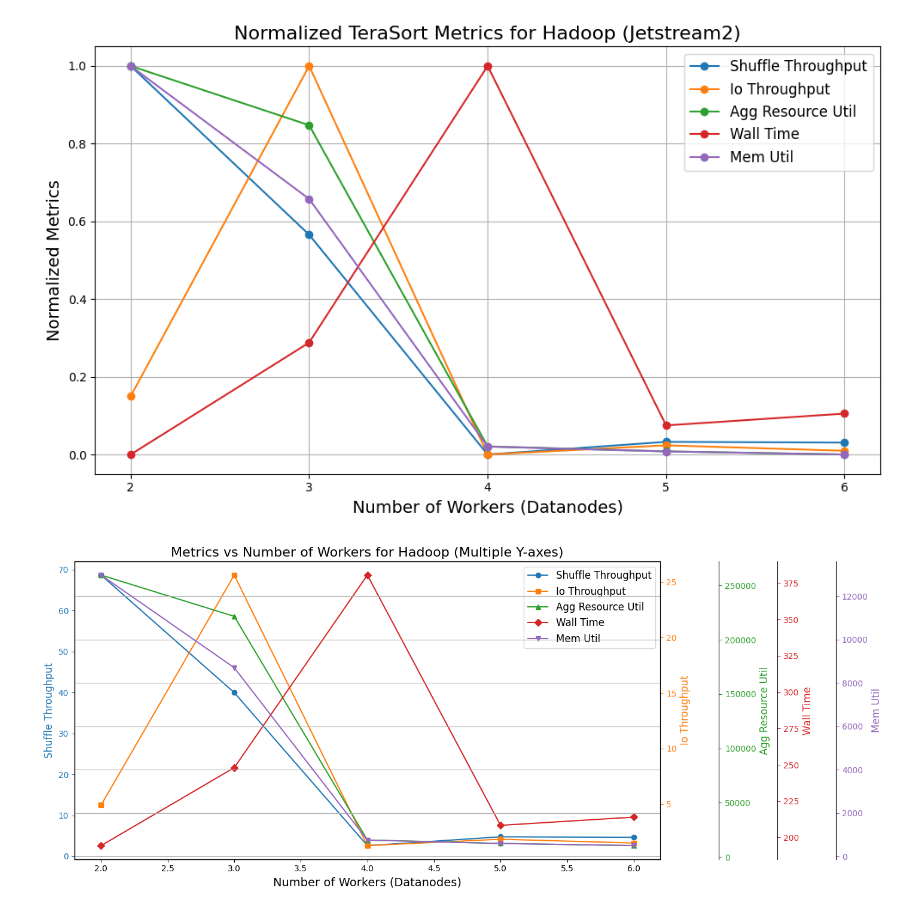
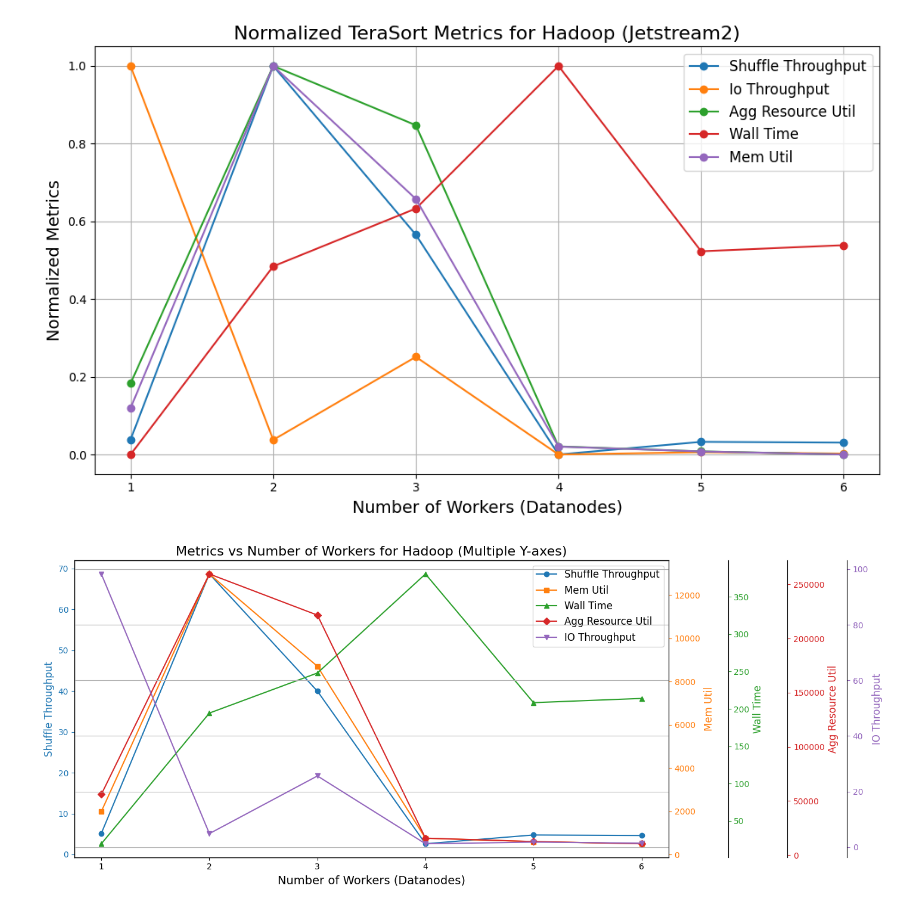
Before and after one commit to chizhang24/ECCFinalProject, a Jupyter notebook: Hadoop Data Analysis (Jetstream2).ipynb, the cells around one changed output. Cells and saved outputs as stored; diff of their text form; code cells hidden in the pictures.

```diff
--- a/Hadoop Data Analysis (Jetstream2).ipynb
+++ b/Hadoop Data Analysis (Jetstream2).ipynb
@@ -32,3 +7,10 @@ hadoop_files = [
+# %%
+hadoop_log_dir = './hadooplogs/hadoop_logs_jetstream'
+
+
+
+
+hadoop_files = [ os.path.join(hadoop_log_dir, f) for f in os.listdir(hadoop_log_dir) if os.path.isfile(os.path.join(hadoop_log_dir, f)) and 'terasort' in f ]
 # %%
 # Function to parse individual Hadoop TeraSort log
 def parse_hadoop_terasort_log(file_path):
@@ -90,10 +72,12 @@ hadoop_results = []
 
 for file_path in hadoop_files:
     metrics = parse_hadoop_terasort_log(file_path)
+
     match = re.search(r'1-(\d+)', file_path)
-    num_workers = int(match.group(1)) if match else None
-
-    if num_workers is not None and metrics['wall_time_sec'] and metrics.get('reduce_shuffle_bytes') and metrics.get('hdfs_bytes_read') and metrics.get('hdfs_bytes_written'):
+    if match:
+        num_workers = int(match.group(1))
+    # print(f"Parsing {file_path} with {num_workers} workers")
+    # if num_workers is not None and metrics['wall_time_sec'] and metrics.get('reduce_shuffle_bytes') and metrics.get('hdfs_bytes_read') and metrics.get('hdfs_bytes_written'):
         shuffle_MBps = metrics['reduce_shuffle_bytes'] / metrics['wall_time_sec'] / (1024 ** 2)
         io_MBps_per_worker = (metrics['hdfs_bytes_read'] + metrics['hdfs_bytes_written']) / (metrics['wall_time_sec'] * num_workers * 1024 ** 2)
         agg_resource_util = metrics.get('vcore_ms', 0) / num_workers if num_workers else 0
@@ -204,7 +189,7 @@ plt.xticks(normalized_df['num_workers'])  # Make x-ticks exactly 1,2,3,...
 plt.tight_layout()
 plt.show()
 # %% [output]
-[figure, old version]
+[figure, new version]
 # %%
 #Multiple y-axis plots
 metrics = [
@@ -237,41 +222,42 @@ for ax in [par2, par3, par4]:
 
 # Plotting
 p1, = host.plot(hadoop_df['num_workers'], hadoop_df['shuffle_throughput'], color=colors[0], marker='o', label="Shuffle Throughput")
-p2, = par1.plot(hadoop_df['num_workers'], hadoop_df['io_throughput'], color=colors[1], marker='s', label="Io Throughput")
-p3, = par2.plot(hadoop_df['num_workers'], hadoop_df['agg_resource_util'], color=colors[2], marker='^', label="Agg Resource Util")
-p4, = par3.plot(hadoop_df['num_workers'], hadoop_df['wall_time'], color=colors[3], marker='D', label="Wall Time")
-p5, = par4.plot(hadoop_df['num_workers'], hadoop_df['mem_util'], color=colors[4], marker='v', label="Mem Util")
+p2, = par1.plot(hadoop_df['num_workers'], hadoop_df['mem_util'], color=colors[1], marker='s', label="Mem Util")
+p3, = par2.plot(hadoop_df['num_workers'], hadoop_df['wall_time'], color=colors[2], marker='^', label="Wall Time")
+p4, = par3.plot(hadoop_df['num_workers'], hadoop_df['agg_resource_util'], color=colors[3], marker='D', label="Agg Resource Util")
+p5, = par4.plot(hadoop_df['num_workers'], hadoop_df['io_throughput'], color=colors[4], marker='v', label="IO Throughput")
 
 # Set labels
 host.set_xlabel("Number of Workers (Datanodes)", fontsize=14)
 host.set_ylabel("Shuffle Throughput", fontsize=12, color=colors[0])
-par1.set_ylabel("Io Throughput", fontsize=12, color=colors[1])
-par2.set_ylabel("Agg Resource Util", fontsize=12, color=colors[2])
-par3.set_ylabel("Wall Time", fontsize=12, color=colors[3])
-par4.set_ylabel("Mem Util", fontsize=12, color=colors[4])
+par1.set_ylabel("Mem Util", fontsize=12, color=colors[1])
+par2.set_ylabel("Wall Time", fontsize=12, color=colors[2])
+par3.set_ylabel("Agg Resource Util", fontsize=12, color=colors[3])
+
+par4.set_ylabel("IO Throughput", fontsize=12, color=colors[4])
 
 # Match colors to axes
 host.yaxis.label.set_color(colors[0])
 par1.yaxis.label.set_color(colors[1])
 par2.yaxis.label.set_color(colors[2])
 par3.yaxis.label.set_color(colors[3])
 par4.yaxis.label.set_color(colors[4])
 
 # Ticks color
 host.tick_params(axis='y', colors=colors[0])
 par1.tick_params(axis='y', colors=colors[1])
 par2.tick_params(axis='y', colors=colors[2])
 par3.tick_params(axis='y', colors=colors[3])
 par4.tick_params(axis='y', colors=colors[4])
 
 # Legend
 lines = [p1, p2, p3, p4, p5]
 host.legend(lines, [l.get_label() for l in lines], loc='upper right', fontsize=12)
 
 
 plt.title('Metrics vs Number of Workers for Hadoop (Multiple Y-axes)', fontsize=16)
 plt.grid(True)
 plt.tight_layout()
 plt.show()
 # %% [output]
-[figure, old version]
+[figure, new version]
```
Also changed, not shown: parts of 5 cells of this notebook, 2 other files.
